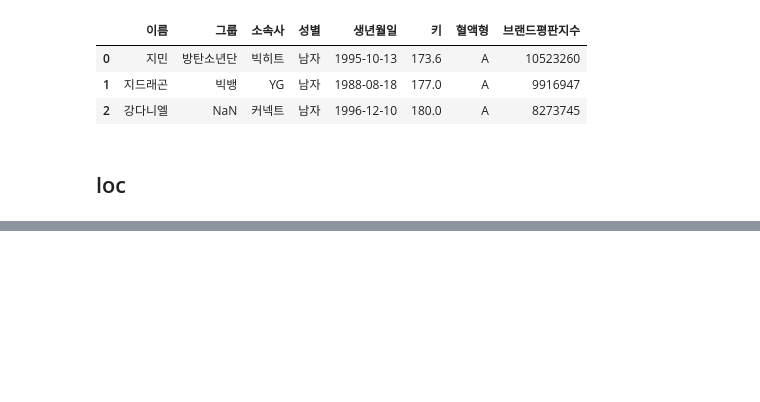
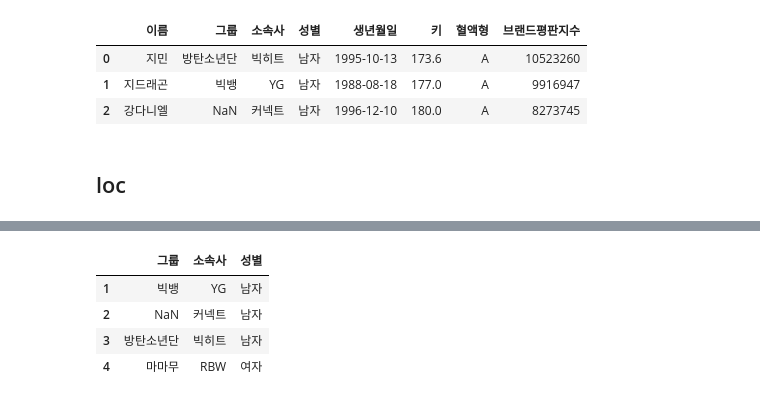
Before and after one commit to star77sa/TIL-Blog, a Jupyter notebook: _notebooks/2021-08-09-Pandas.ipynb, the cells around one changed output, grey strips where cells are left out. Saved outputs shown, nothing was run; the diff lists cells and outputs as text; code cells hidden in the pictures; blank space fills up the shorter version.

```diff
--- a/_notebooks/2021-08-09-Pandas.ipynb
+++ b/_notebooks/2021-08-09-Pandas.ipynb
@@ -157,0 +208,8 @@ df[:3]
+# %%
+df.iloc[1:5, 1:4]
+# %% [output]
+|  | 그룹 | 소속사 | 성별 |
+| 1 | 빅뱅 | YG | 남자 |
+| 2 | NaN | 커넥트 | 남자 |
+| 3 | 방탄소년단 | 빅히트 | 남자 |
+| 4 | 마마무 | RBW | 여자 |
```
Also changed, not shown: parts of 4 cells of this notebook.
